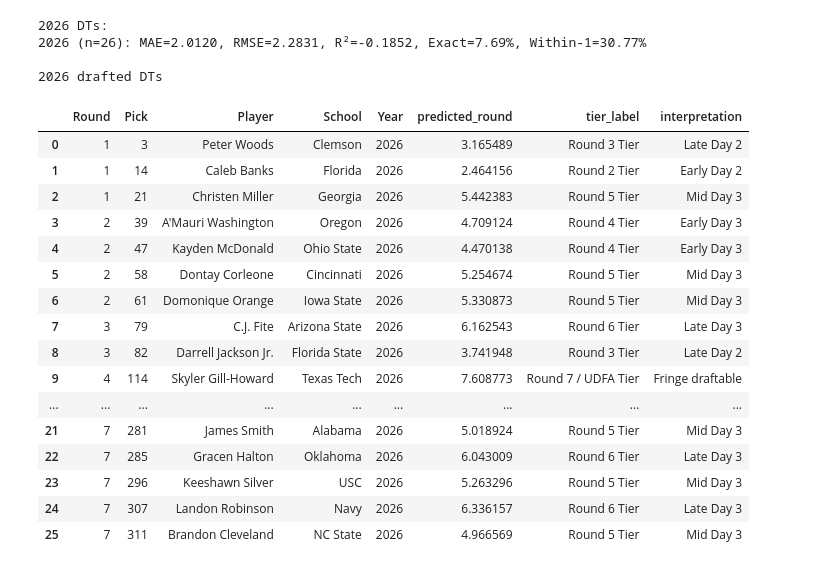
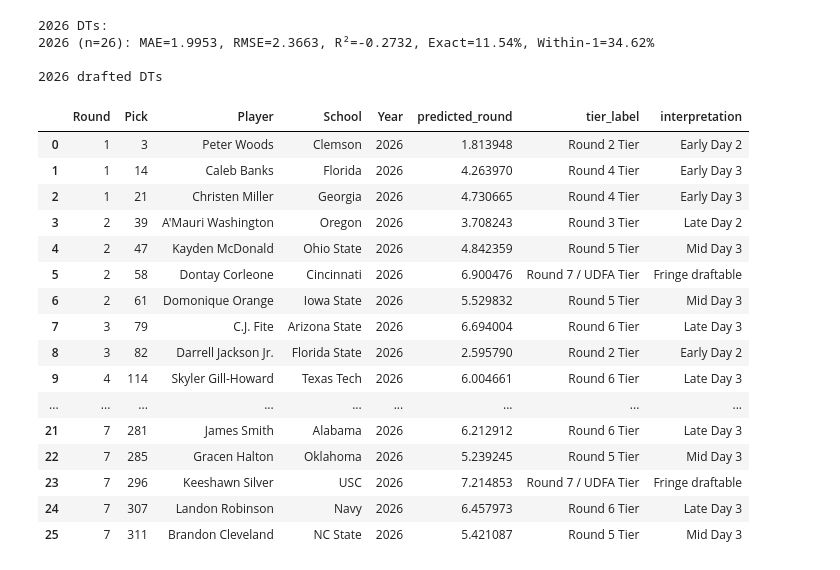
Before and after one commit to greynathan/2026_NFL_Draft, a Jupyter notebook: DT/dt_round_regression.ipynb, the cells around one changed output. Drawn from its saved outputs; the diff is of its cells as text; code cells hidden in the pictures.

Commit message:
More data validation, DT added pff stats and small changes to edge

```diff
--- a/DT/dt_round_regression.ipynb
+++ b/DT/dt_round_regression.ipynb
@@ -144,8 +176,6 @@ Train samples: 100
 # %%
-def prepare_dt_df(csv_path, year):
-    """Load DT CSV and build same features (Height inches, speed_score, explosive_score, p4, contains_*)."""
-    ddf = pd.read_csv(csv_path)
-    ddf['Year'] = year
+def prepare_test_dt(ddf):
+    """Build same features as train (Height inches, speed_score, explosive_score, p4, PFF/arm contains_*)."""
     if ddf['Height'].dtype == object or (ddf['Height'].astype(str).str.contains('-', na=False).any()):
         ddf['Height'] = ddf['Height'].apply(height_inches)
     else:
@@ -157,8 +187,6 @@ def prepare_dt_df(csv_path, year):
     )
     ddf['explosive_score'] = (ddf['Vertical'] - mean_v).fillna(0) / std_v + (ddf['Broad Jump'] - mean_b).fillna(0) / std_b
     ddf['p4_conference'] = ddf.apply(is_p4, axis=1)
-    ddf = ddf.merge(ras_dt, left_on=['Player', 'Year'], right_on=['Name', 'Year'], how='left')
-    ddf = ddf.drop(columns=['Name'], errors='ignore')
     ddf['contains_broad_jump'] = ddf['Broad Jump'].notna().astype(int)
     ddf['contains_vertical'] = ddf['Vertical'].notna().astype(int)
     ddf['contains_40yd'] = ddf['40yd'].notna().astype(int)
@@ -166,16 +194,23 @@ def prepare_dt_df(csv_path, year):
     ddf['contains_weight'] = ddf['Weight'].notna().astype(int)
     ddf['contains_speed_score'] = ddf['speed_score'].notna().astype(int)
     ddf['contains_explosive_score'] = 1
-    ddf['contains_qb_hurry_final_season'] = ddf['QB_Hurry_final_season'].notna().astype(int)
-    ddf['contains_tfl_final_season'] = ddf['TFL_final_season'].notna().astype(int)
-    ddf['contains_sacks_final_season'] = ddf['Sacks_final_season'].notna().astype(int)
+    ddf['contains_true_pass_set_pass_rush_win_rate'] = ddf['true_pass_set_pass_rush_win_rate'].notna().astype(int) if 'true_pass_set_pass_rush_win_rate' in ddf.columns else 0
+    ddf['contains_pass_rush_win_rate'] = ddf['pass_rush_win_rate'].notna().astype(int) if 'pass_rush_win_rate' in ddf.columns else 0
+    ddf['contains_snap_counts_pass_rush'] = ddf['snap_counts_pass_rush'].notna().astype(int) if 'snap_counts_pass_rush' in ddf.columns else 0
+    ddf['contains_stop_percent'] = ddf['stop_percent'].notna().astype(int) if 'stop_percent' in ddf.columns else 0
     ddf['contains_ras'] = ddf['RAS'].notna().astype(int)
+    if 'arm_length_inches' not in ddf.columns:
+        ddf['arm_length_inches'] = np.nan
+    ddf['contains_arm_length_inches'] = ddf['arm_length_inches'].notna().astype(int)
     ddf['contains_p4_conference'] = ddf['School'].notna().astype(int)
     return ddf
 
-# 2024 and 2025 (drafted only; actual round 1–7)
-dt_2024 = prepare_dt_df('dt_drafted_2024.csv', 2024)
-dt_2025 = prepare_dt_df('dt_drafted_2025.csv', 2025)
+# 2024 and 2025 from dt_testing.csv (same columns as train; PFF/RAS/arm already in)
+dt_testing = pd.read_csv('../data/processed/dt_testing.csv')
+dt_2024 = dt_testing[dt_testing['Year'] == 2024].copy()
+dt_2025 = dt_testing[dt_testing['Year'] == 2025].copy()
+dt_2024 = prepare_test_dt(dt_2024)
+dt_2025 = prepare_test_dt(dt_2025)
 
 X_24_raw = dt_2024[FEATURES_WITH_COLLEGE_ALL].copy()
 X_25_raw = dt_2025[FEATURES_WITH_COLLEGE_ALL].copy()
@@ -266,53 +301,55 @@ display(dt_2025_display)
 # %%
-# 2026 evaluation
-dt_2026 = prepare_dt_df('dt_drafted_2026.csv', 2026)
+# 2026 predictions (dt_drafted_2026.csv has PFF/RAS/arm from data_cleaning)
+dt_2026 = pd.read_csv('dt_drafted_2026.csv')
+dt_2026['Year'] = 2026
+dt_2026 = prepare_test_dt(dt_2026)
 
 X_26_raw = dt_2026[FEATURES_WITH_COLLEGE_ALL].copy()
 X_26 = imputer.transform(X_26_raw)
 X_26_scaled = scaler.transform(X_26)
 
 pred_26 = np.clip(ridge.predict(X_26_scaled), 1, 8)
 
 # Check if Round column exists and has valid values for evaluation
 if 'Round' in dt_2026.columns and dt_2026['Round'].notna().any():
     actual_26 = dt_2026['Round'].astype(int).values
     print('2026 DTs:')
     eval_metrics(actual_26, pred_26, '2026')
 else:
     print(f'2026 DTs (n={len(pred_26)}): Predictions generated (no actual rounds available)')
 
 # Display 2026 predictions
 dt_2026_display = dt_2026[['Round', 'Pick', 'Player', 'School', 'Year']].copy()
 dt_2026_display['predicted_round'] = pred_26
 dt_2026_display['tier_label'] = [pred_round_to_tier(x)[0] for x in pred_26]
 dt_2026_display['interpretation'] = [pred_round_to_tier(x)[1] for x in pred_26]
 if 'Round' in dt_2026_display.columns and dt_2026_display['Round'].notna().any():
     dt_2026_display['Round'] = dt_2026_display['Round'].astype(int)
 
 print('\n2026 drafted DTs')
 display(dt_2026_display)
 # %% [output]
 2026 DTs:
-2026 (n=26): MAE=2.0120, RMSE=2.2831, R²=-0.1852, Exact=7.69%, Within-1=30.77%
+2026 (n=26): MAE=1.9953, RMSE=2.3663, R²=-0.2732, Exact=11.54%, Within-1=34.62%
 
 2026 drafted DTs
 |  | Round | Pick | Player | School | Year | predicted_round | tier_label | interpretation |
-| 0 | 1 | 3 | Peter Woods | Clemson | 2026 | 3.165489 | Round 3 Tier | Late Day 2 |
-| 1 | 1 | 14 | Caleb Banks | Florida | 2026 | 2.464156 | Round 2 Tier | Early Day 2 |
-| 2 | 1 | 21 | Christen Miller | Georgia | 2026 | 5.442383 | Round 5 Tier | Mid Day 3 |
-| 3 | 2 | 39 | A'Mauri Washington | Oregon | 2026 | 4.709124 | Round 4 Tier | Early Day 3 |
-| 4 | 2 | 47 | Kayden McDonald | Ohio State | 2026 | 4.470138 | Round 4 Tier | Early Day 3 |
-| 5 | 2 | 58 | Dontay Corleone | Cincinnati | 2026 | 5.254674 | Round 5 Tier | Mid Day 3 |
-| 6 | 2 | 61 | Domonique Orange | Iowa State | 2026 | 5.330873 | Round 5 Tier | Mid Day 3 |
-| 7 | 3 | 79 | C.J. Fite | Arizona State | 2026 | 6.162543 | Round 6 Tier | Late Day 3 |
-| 8 | 3 | 82 | Darrell Jackson Jr. | Florida State | 2026 | 3.741948 | Round 3 Tier | Late Day 2 |
-| 9 | 4 | 114 | Skyler Gill-Howard | Texas Tech | 2026 | 7.608773 | Round 7 / UDFA Tier | Fringe draftable |
+| 0 | 1 | 3 | Peter Woods | Clemson | 2026 | 1.813948 | Round 2 Tier | Early Day 2 |
+| 1 | 1 | 14 | Caleb Banks | Florida | 2026 | 4.263970 | Round 4 Tier | Early Day 3 |
+| 2 | 1 | 21 | Christen Miller | Georgia | 2026 | 4.730665 | Round 4 Tier | Early Day 3 |
+| 3 | 2 | 39 | A'Mauri Washington | Oregon | 2026 | 3.708243 | Round 3 Tier | Late Day 2 |
+| 4 | 2 | 47 | Kayden McDonald | Ohio State | 2026 | 4.842359 | Round 5 Tier | Mid Day 3 |
+| 5 | 2 | 58 | Dontay Corleone | Cincinnati | 2026 | 6.900476 | Round 7 / UDFA Tier | Fringe draftable |
+| 6 | 2 | 61 | Domonique Orange | Iowa State | 2026 | 5.529832 | Round 5 Tier | Mid Day 3 |
+| 7 | 3 | 79 | C.J. Fite | Arizona State | 2026 | 6.694004 | Round 6 Tier | Late Day 3 |
+| 8 | 3 | 82 | Darrell Jackson Jr. | Florida State | 2026 | 2.595790 | Round 2 Tier | Early Day 2 |
+| 9 | 4 | 114 | Skyler Gill-Howard | Texas Tech | 2026 | 6.004661 | Round 6 Tier | Late Day 3 |
 | ... | ... | ... | ... | ... | ... | ... | ... | ... |
-| 21 | 7 | 281 | James Smith | Alabama | 2026 | 5.018924 | Round 5 Tier | Mid Day 3 |
-| 22 | 7 | 285 | Gracen Halton | Oklahoma | 2026 | 6.043009 | Round 6 Tier | Late Day 3 |
-| 23 | 7 | 296 | Keeshawn Silver | USC | 2026 | 5.263296 | Round 5 Tier | Mid Day 3 |
-| 24 | 7 | 307 | Landon Robinson | Navy | 2026 | 6.336157 | Round 6 Tier | Late Day 3 |
-| 25 | 7 | 311 | Brandon Cleveland | NC State | 2026 | 4.966569 | Round 5 Tier | Mid Day 3 |
+| 21 | 7 | 281 | James Smith | Alabama | 2026 | 6.212912 | Round 6 Tier | Late Day 3 |
+| 22 | 7 | 285 | Gracen Halton | Oklahoma | 2026 | 5.239245 | Round 5 Tier | Mid Day 3 |
+| 23 | 7 | 296 | Keeshawn Silver | USC | 2026 | 7.214853 | Round 7 / UDFA Tier | Fringe draftable |
+| 24 | 7 | 307 | Landon Robinson | Navy | 2026 | 6.457973 | Round 6 Tier | Late Day 3 |
+| 25 | 7 | 311 | Brandon Cleveland | NC State | 2026 | 5.421087 | Round 5 Tier | Mid Day 3 |
 # %%
 # Model results on entire training set (2017–2023), ordered by predicted_round
 train_display = df[['Round', 'Pick', 'Player', 'School', 'Year']].copy()
```
Also changed, not shown: parts of 9 cells of this notebook, 11 other files.
